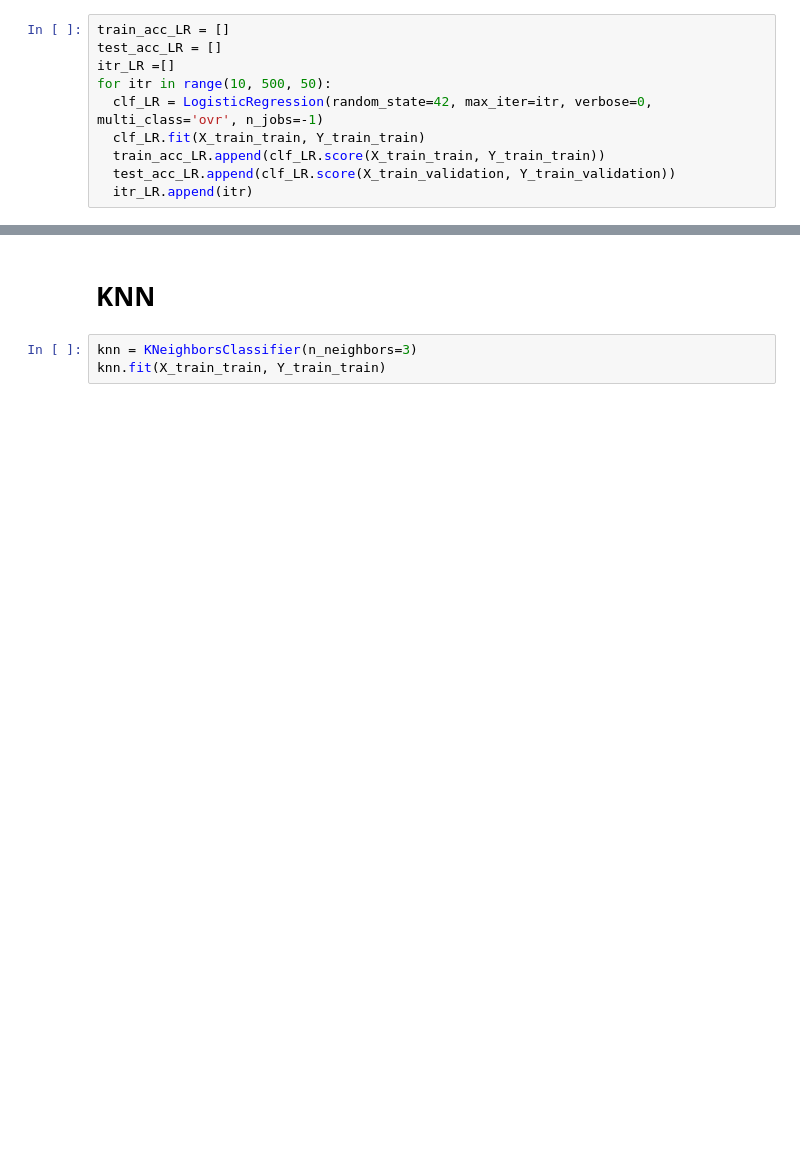
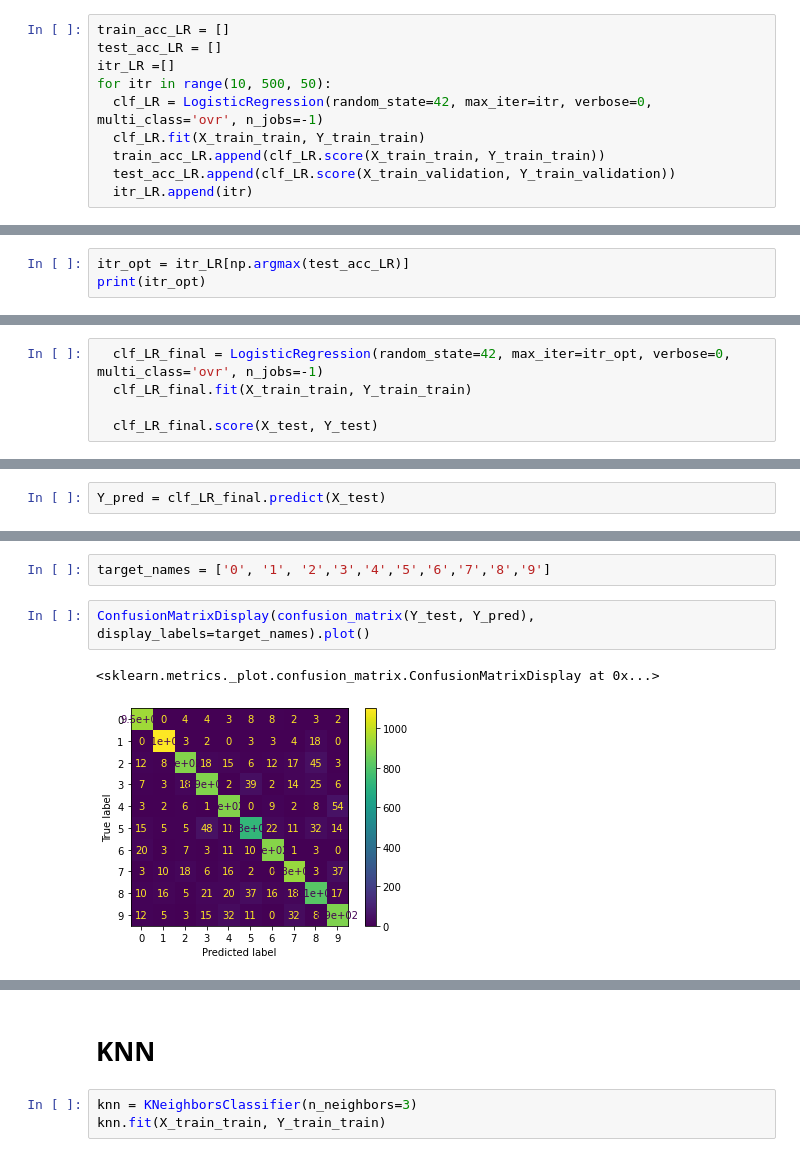
Before and after one commit to atefehhaji/HW, a Jupyter notebook: Atefeh_ML_ⅯiniProjeⅽt.ipynb, the cells around one changed output, grey strips where cells are left out. Saved outputs shown, nothing was run; the diff lists cells and outputs as text; blank space fills up the shorter version.

```diff
--- a/Atefeh_ML_ⅯiniProjeⅽt.ipynb
+++ b/Atefeh_ML_ⅯiniProjeⅽt.ipynb
@@ -165,0 +186,3 @@ print(test_acc_LR)
+# %%
+itr_opt = itr_LR[np.argmax(test_acc_LR)]
+print(itr_opt)
@@ -165,0 +191,5 @@ print(test_acc_LR)
+# %%
+  clf_LR_final = LogisticRegression(random_state=42, max_iter=itr_opt, verbose=0, multi_class='ovr', n_jobs=-1)
+  clf_LR_final.fit(X_train_train, Y_train_train)
+
+  clf_LR_final.score(X_test, Y_test)
@@ -165,0 +198,2 @@ print(test_acc_LR)
+# %%
+Y_pred = clf_LR_final.predict(X_test)
@@ -165,0 +213,7 @@ print(test_acc_LR)
+# %%
+target_names = ['0', '1', '2','3','4','5','6','7','8','9']
+# %%
+ConfusionMatrixDisplay(confusion_matrix(Y_test, Y_pred), display_labels=target_names).plot()
+# %% [output]
+<sklearn.metrics._plot.confusion_matrix.ConfusionMatrixDisplay at 0x...>
+[figure, added]
```
Also changed, not shown: parts of 59 cells of this notebook.
